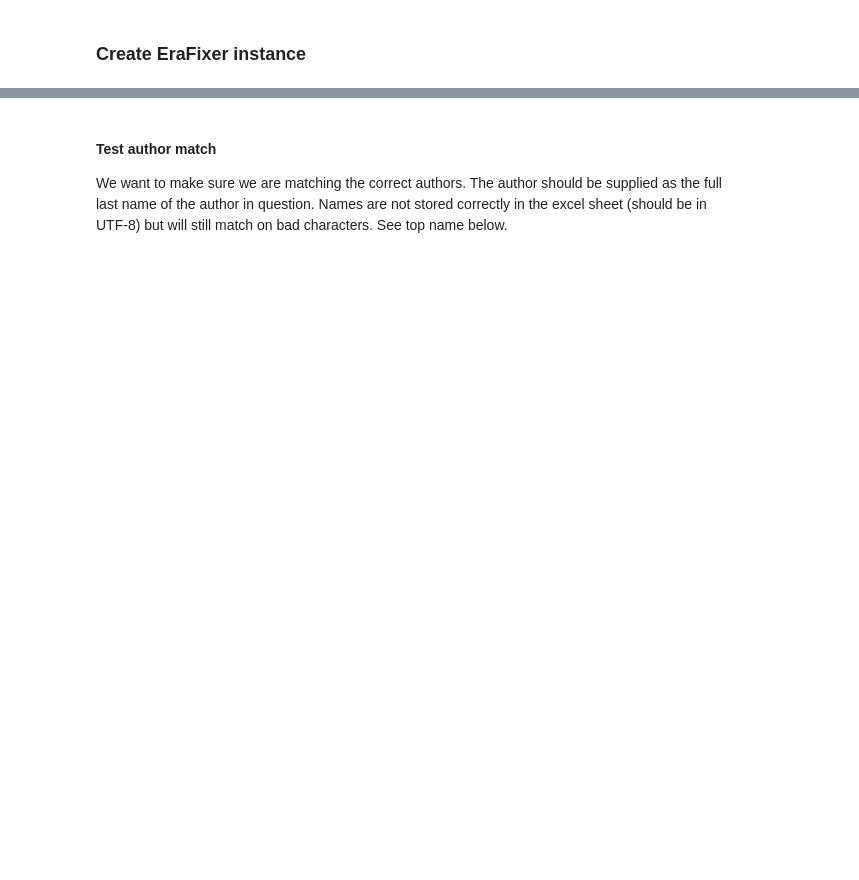
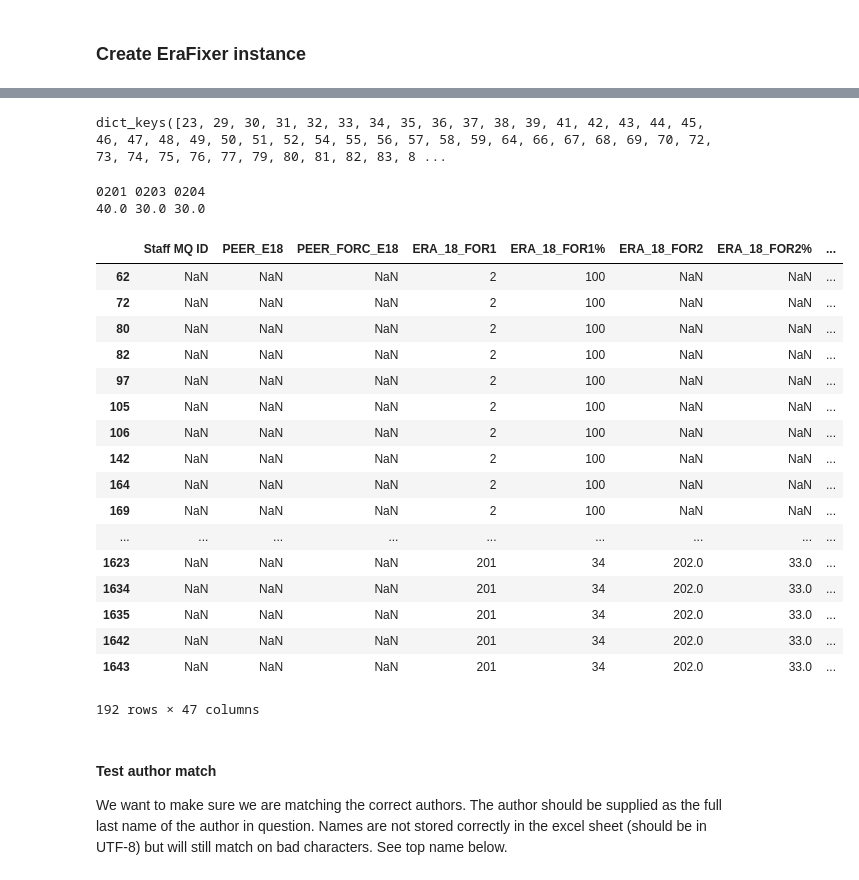
Before and after one commit to OZAstroComputingResources/ERAFixer, a Jupyter notebook: ERAFixer Examples.ipynb, the cells around one changed output, grey strips where cells are left out. Drawn from its saved outputs; the diff is of its cells as text; code cells hidden in the pictures; blank space fills up the shorter version.

```diff
--- a/ERAFixer Examples.ipynb
+++ b/ERAFixer Examples.ipynb
@@ -89,0 +105,2 @@ Writing sheet 'Sheet1' to OUT_astro.xlsx
+# %%
+astro_erafixer = EraFixer(fn='disc_astro.xlsx', verbose=True)
@@ -89,0 +110,11 @@ Writing sheet 'Sheet1' to OUT_astro.xlsx
+# %%
+# forc_string = '0201'
+# forc_string = '0201:40,0203'
+# forc_string = '0201:40,0203:60'
+forc_string = '0201:40,0203:30,0204'
+# forc_string = '0201:40,0203:25,0204:30'
+
+# justify_string = None
+justify_string = 'Development of Raman lasers'
+# %%
+astro_erafixer.set_forc_string(forc_string, justify_string=justify_string, )
@@ -89,0 +139,12 @@ Writing sheet 'Sheet1' to OUT_astro.xlsx
+# %%
+matches.keys()
+# %% [output]
+dict_keys([23, 29, 30, 31, 32, 33, 34, 35, 36, 37, 38, 39, 41, 42, 43, 44, 45, 46, 47, 48, 49, 50, 51, 52, 54, 55, 56, 57, 58, 59, 64, 66, 67, 68, 69, 70, 72, 73, 74, 75, 76, 77, 79, 80, 81, 82, 83, 8 ...
+# %%
+code1, code1_perc, code2, code2_perc, code3, code3_perc = astro_erafixer._parse_forc_string(forc_string)
+
+print(code1, code2, code3)
+print(code1_perc, code2_perc, code3_perc)
+# %% [output]
+0201 0203 0204
+40.0 30.0 30.0
@@ -90,3 +260,24 @@ Writing sheet 'Sheet1' to OUT_astro.xlsx
+# %%
+astro_erafixer.df
+# %% [output]
+|  | Staff MQ ID | PEER_E18 | PEER_FORC_E18 | ERA_18_FOR1 | ERA_18_FOR1% | ERA_18_FOR2 | ERA_18_FOR2% | ... |
+| 62 | NaN | NaN | NaN | 2 | 100 | NaN | NaN | ... |
+| 72 | NaN | NaN | NaN | 2 | 100 | NaN | NaN | ... |
+| 80 | NaN | NaN | NaN | 2 | 100 | NaN | NaN | ... |
+| 82 | NaN | NaN | NaN | 2 | 100 | NaN | NaN | ... |
+| 97 | NaN | NaN | NaN | 2 | 100 | NaN | NaN | ... |
+| 105 | NaN | NaN | NaN | 2 | 100 | NaN | NaN | ... |
+| 106 | NaN | NaN | NaN | 2 | 100 | NaN | NaN | ... |
+| 142 | NaN | NaN | NaN | 2 | 100 | NaN | NaN | ... |
+| 164 | NaN | NaN | NaN | 2 | 100 | NaN | NaN | ... |
+| 169 | NaN | NaN | NaN | 2 | 100 | NaN | NaN | ... |
+| ... | ... | ... | ... | ... | ... | ... | ... | ... |
+| 1623 | NaN | NaN | NaN | 201 | 34 | 202.0 | 33.0 | ... |
+| 1634 | NaN | NaN | NaN | 201 | 34 | 202.0 | 33.0 | ... |
+| 1635 | NaN | NaN | NaN | 201 | 34 | 202.0 | 33.0 | ... |
+| 1642 | NaN | NaN | NaN | 201 | 34 | 202.0 | 33.0 | ... |
+| 1643 | NaN | NaN | NaN | 201 | 34 | 202.0 | 33.0 | ... |
+192 rows × 47 columns
 # %% [markdown]
 #### Test author match
 
```
Also changed, not shown: parts of 17 cells of this notebook, 1 other file.
